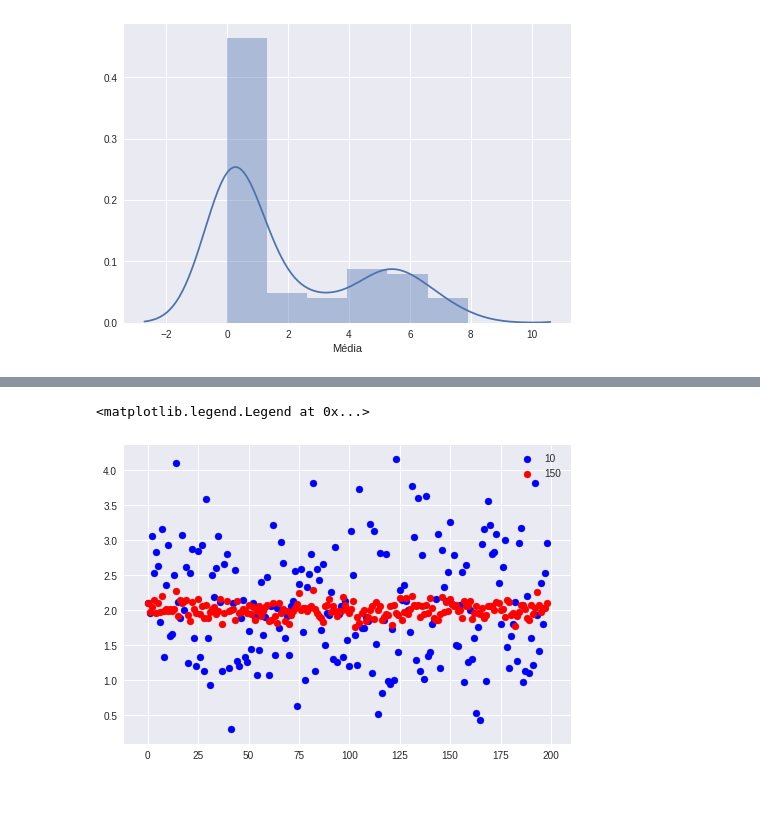
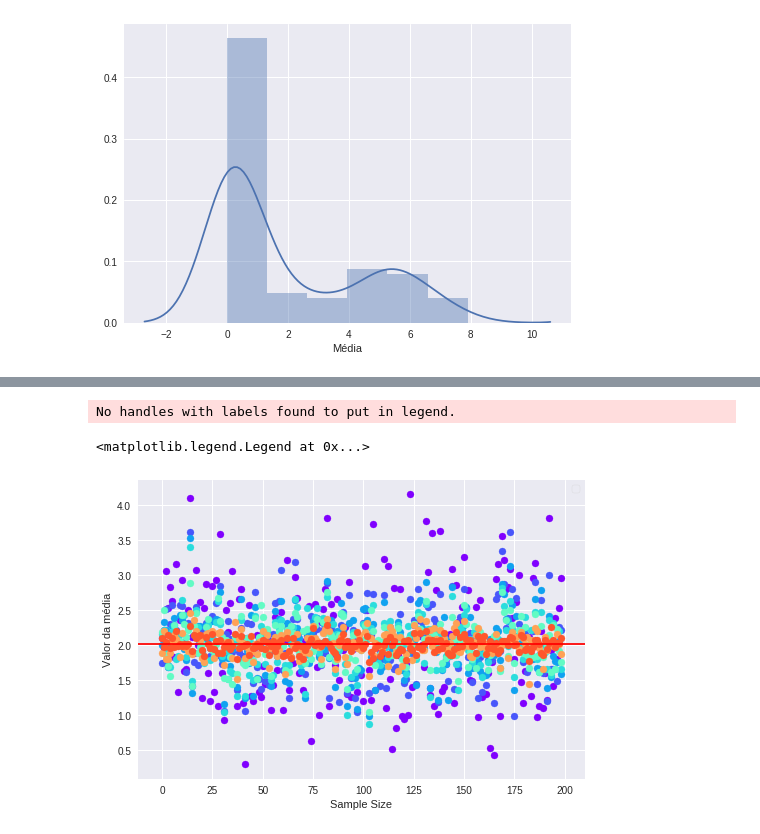
Before and after one commit to carvalheirafc/imd0033_2018_2, a Jupyter notebook: prova2/Carlos_Frederico_Carvalheira_Mello.ipynb, the cells around one changed output, grey strips where cells are left out. Saved outputs shown, nothing was run; the diff lists cells and outputs as text; code cells hidden in the pictures; blank space fills up the shorter version.

```diff
--- a/prova2/Carlos_Frederico_Carvalheira_Mello.ipynb
+++ b/prova2/Carlos_Frederico_Carvalheira_Mello.ipynb
@@ -187,22 +187,3 @@ sns.distplot(fmc1['Média'])
 # %% [output]
 <matplotlib.axes._subplots.AxesSubplot at 0x...>
 [figure]
-# %%
-import seaborn as sns
-
-mean_10 = []
-mean_20 = []
-mean_30 = []
-mean_40 = []
-mean_50 = []
-mean_100 = []
-mean_150 = []
-
-for it in range(0, 199):
-  mean_10.append(fmc1['Média'].sample(n=10, random_state = it).mean())
-  mean_20.append(fmc1['Média'].sample(n=20, random_state = it).mean())
-  mean_30.append(fmc1['Média'].sample(n=30, random_state = it).mean())
-  mean_40.append(fmc1['Média'].sample(n=40, random_state = it).mean())
-  mean_50.append(fmc1['Média'].sample(n=50, random_state = it).mean())
-  mean_100.append(fmc1['Média'].sample(n=100, random_state = it).mean())
-  mean_150.append(fmc1['Média'].sample(n=150, random_state = it).mean())
@@ -227,11 +189,0 @@ plt.show()
-# %%
-import matplotlib.pyplot as plt
-
-fig, ax = plt.subplots()
-
-ax_10 = ax.scatter(range(0,199), mean_10, color='blue', label='10')
-ax_150 = ax.scatter(range(0,199), mean_150, color='red', label='150')
-ax.legend()
-# %% [output]
-<matplotlib.legend.Legend at 0x...>
-[figure, removed]
@@ -237,0 +216,31 @@ ax.legend()
+# %%
+import matplotlib.pyplot as plt
+import matplotlib.cm as cm
+import numpy as np
+
+"""
+As três linhas a seguir são apenas linhas para gerarem um padrão de cores
+
+"""
+x = np.arange(10)
+ys = [i+x+(i*x)**2 for i in range(10)]
+colors = cm.rainbow(np.linspace(0, 1, len(ys)))
+
+fig, ax = plt.subplots()
+
+
+index = 0
+for iterator in means_group:
+  ax.scatter(range(0, 199), iterator, color=colors[index])
+  if index == 4:
+    index = index + 2
+  index = index+1
+
+plt.axhline(fmc1['Média'].mean(), color='red')
+plt.xlabel('Sample Size')
+plt.ylabel('Valor da média')
+ax.legend(frameon=True)
+# %% [output]
+No handles with labels found to put in legend.
+<matplotlib.legend.Legend at 0x...>
+[figure, added]
```
Also changed, not shown: parts of 5 cells of this notebook.
